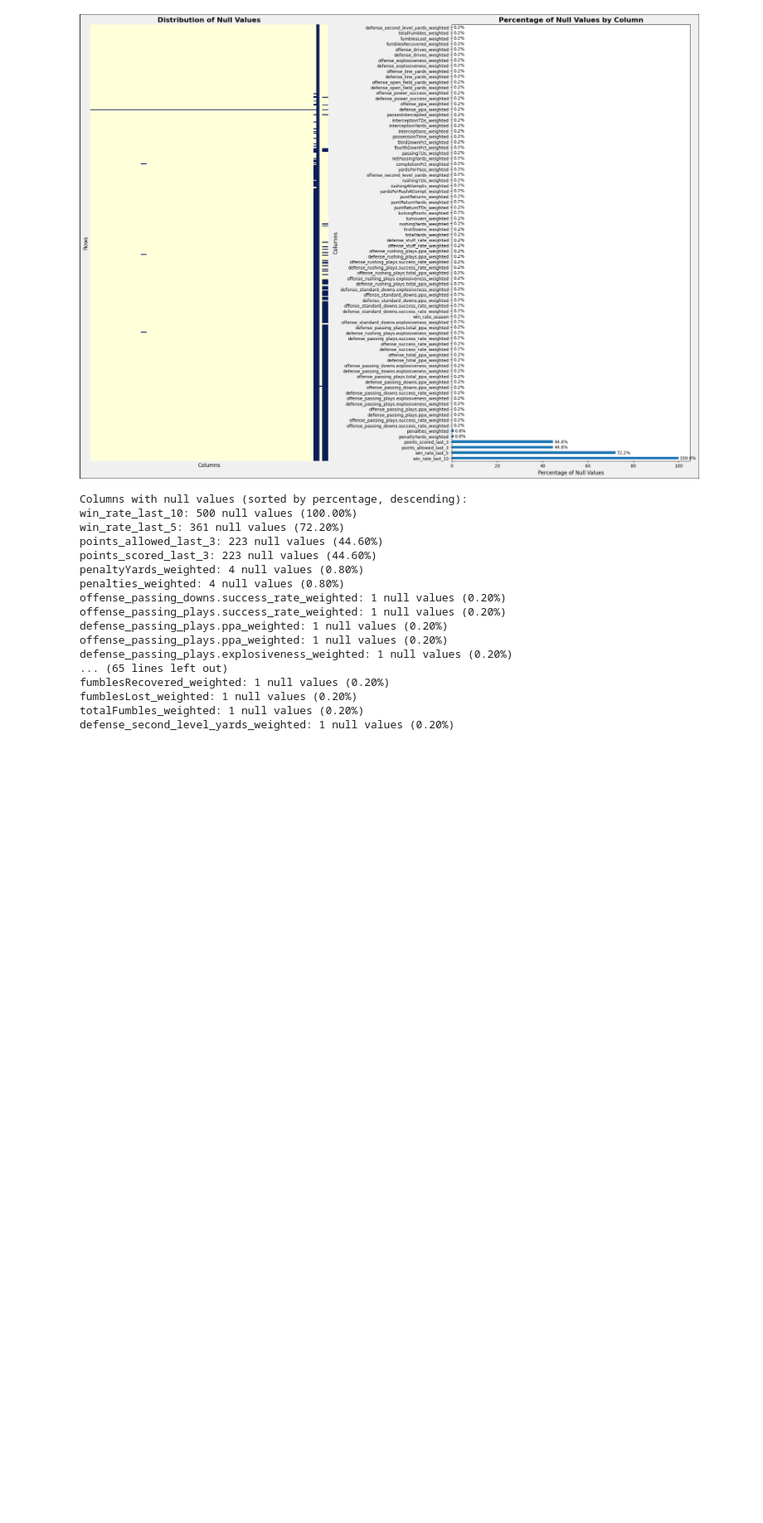
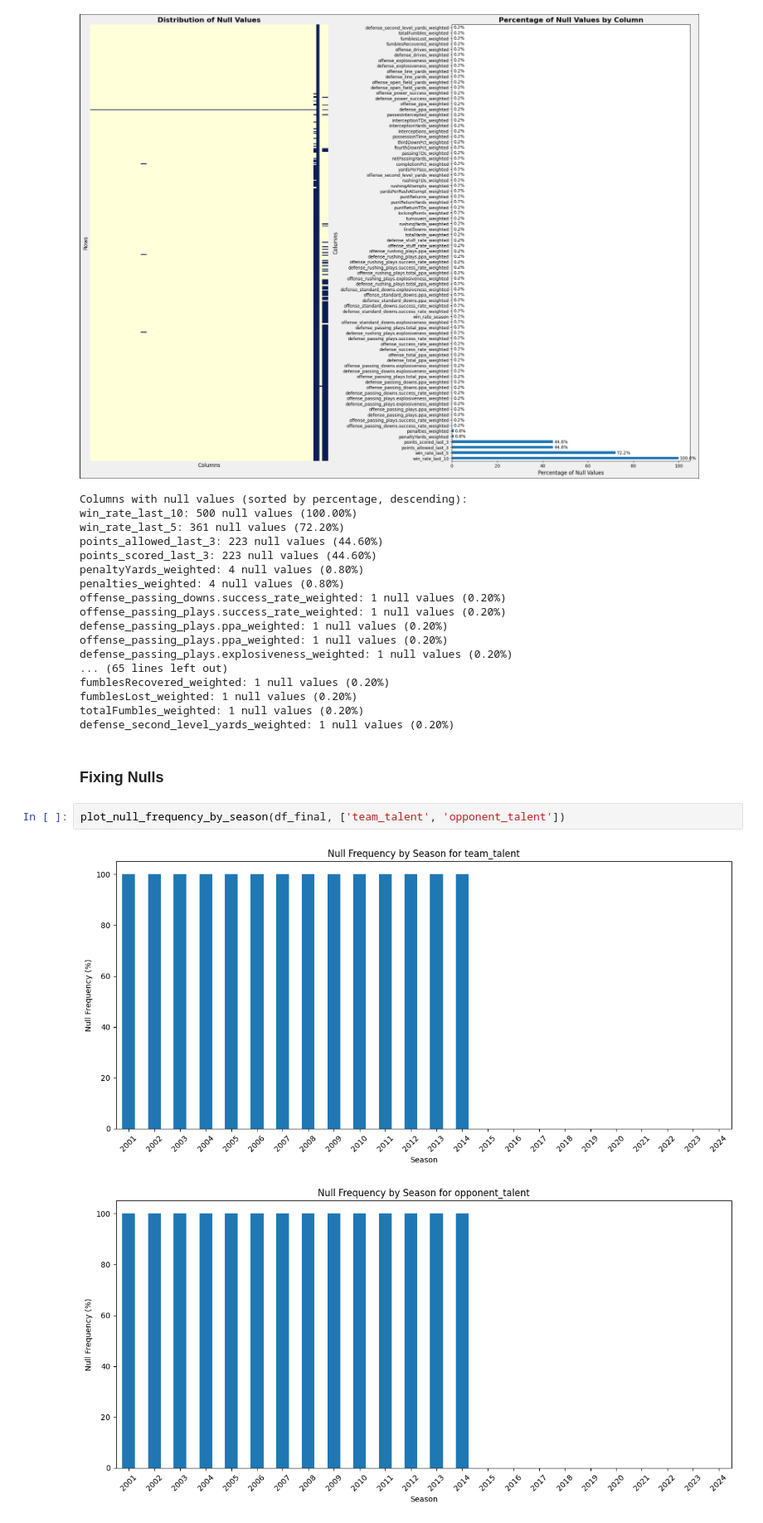
Before and after one commit to tablecables/college_football_predictor, a Jupyter notebook: notebooks/04_feature_engineering.ipynb, the cells around one changed output. Shown at 83% size. Saved outputs shown, nothing was run; the diff lists cells and outputs as text; blank space fills up the shorter version.

```diff
--- a/notebooks/04_feature_engineering.ipynb
+++ b/notebooks/04_feature_engineering.ipynb
@@ -230,3 +230,10 @@ fumblesRecovered_weighted: 1 null values (0.20%)
 fumblesLost_weighted: 1 null values (0.20%)
 totalFumbles_weighted: 1 null values (0.20%)
 defense_second_level_yards_weighted: 1 null values (0.20%)
+# %% [markdown]
+### Fixing Nulls
+# %%
+plot_null_frequency_by_season(df_final, ['team_talent', 'opponent_talent'])
+# %% [output]
+[figure, added]
+[figure, added]
```
Also changed, not shown: parts of 3 cells of this notebook, 5 other files.
